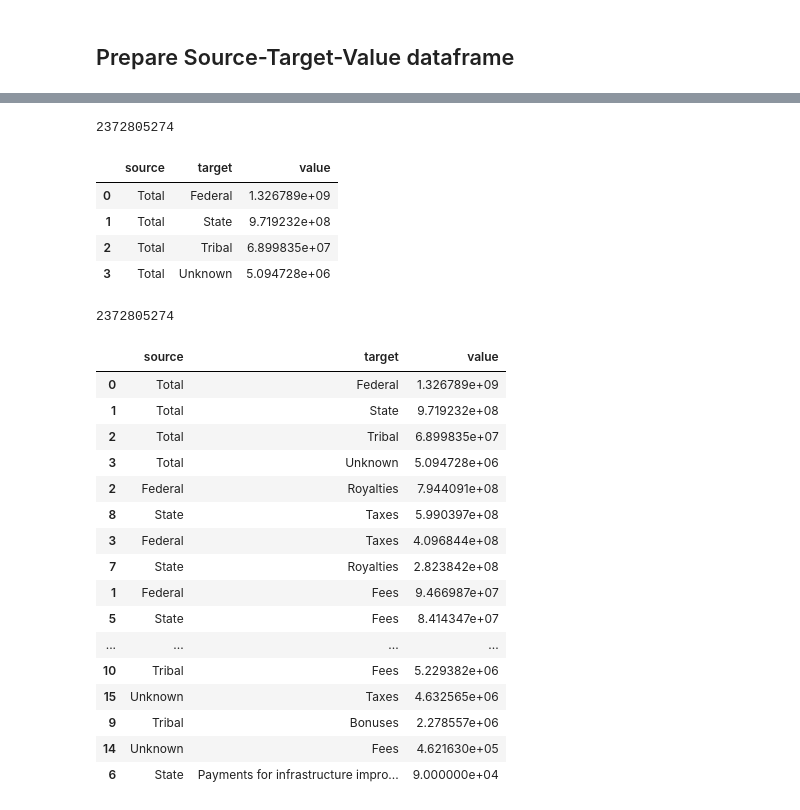
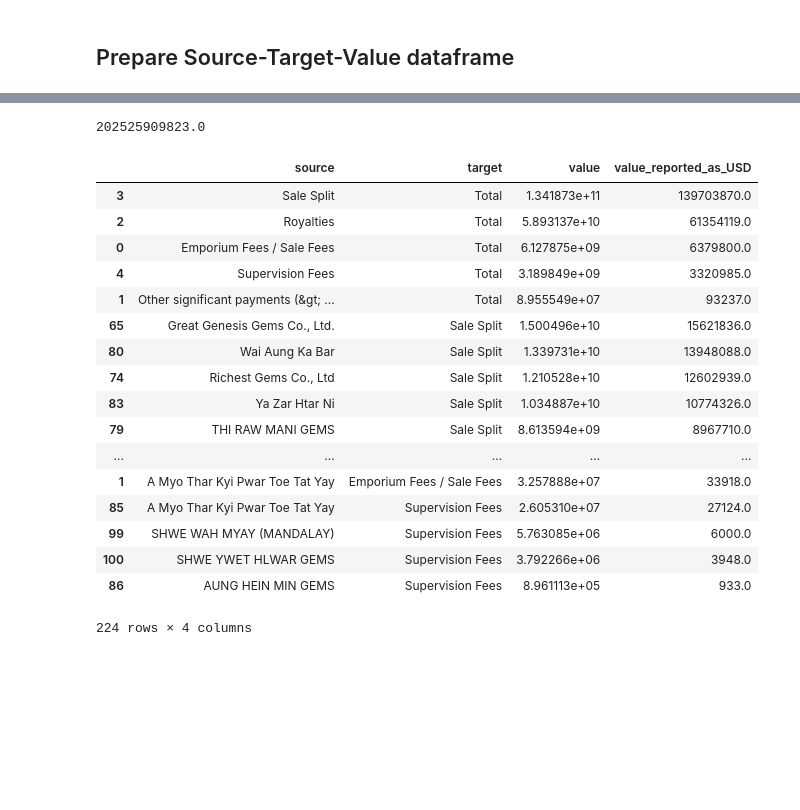
Before and after one commit to NRGI/jade-revenues, a Jupyter notebook: revenues-test/Preparing Data.ipynb, the cells around one changed output, grey strips where cells are left out. Drawn from its saved outputs; the diff is of its cells as text; code cells hidden in the pictures; blank space fills up the shorter version.

```diff
--- a/revenues-test/Preparing Data.ipynb
+++ b/revenues-test/Preparing Data.ipynb
@@ -78,43 +107,36 @@ links = pd.DataFrame(columns=['source','target','value'])
+# %%
+to_append = df_gemsjade.groupby(['revenue_stream_short','company_name'],as_index=False)['value_reported','value_reported_as_USD'].sum()
+to_append.rename(columns = {'company_name':'source','revenue_stream_short':'target', 'value_reported' : 'value'}, inplace = True)
+to_append = to_append.sort_values(by=['value'], ascending = False)
+links = pd.concat([links,to_append])
+
+print(to_append['value'].sum())
+links
+# %% [output]
+202525909823.0
+|  | source | target | value | value_reported_as_USD |
+| 3 | Sale Split | Total | 1.341873e+11 | 139703870.0 |
+| 2 | Royalties | Total | 5.893137e+10 | 61354119.0 |
+| 0 | Emporium Fees / Sale Fees | Total | 6.127875e+09 | 6379800.0 |
+| 4 | Supervision Fees | Total | 3.189849e+09 | 3320985.0 |
+| 1 | Other significant payments (&gt; ... | Total | 8.955549e+07 | 93237.0 |
+| 65 | Great Genesis Gems Co., Ltd. | Sale Split | 1.500496e+10 | 15621836.0 |
+| 80 | Wai Aung Ka Bar | Sale Split | 1.339731e+10 | 13948088.0 |
+| 74 | Richest Gems Co., Ltd | Sale Split | 1.210528e+10 | 12602939.0 |
+| 83 | Ya Zar Htar Ni | Sale Split | 1.034887e+10 | 10774326.0 |
+| 79 | THI RAW MANI GEMS | Sale Split | 8.613594e+09 | 8967710.0 |
+| ... | ... | ... | ... | ... |
+| 1 | A Myo Thar Kyi Pwar Toe Tat Yay | Emporium Fees / Sale Fees | 3.257888e+07 | 33918.0 |
+| 85 | A Myo Thar Kyi Pwar Toe Tat Yay | Supervision Fees | 2.605310e+07 | 27124.0 |
+| 99 | SHWE WAH MYAY (MANDALAY) | Supervision Fees | 5.763085e+06 | 6000.0 |
+| 100 | SHWE YWET HLWAR GEMS | Supervision Fees | 3.792266e+06 | 3948.0 |
+| 86 | AUNG HEIN MIN GEMS | Supervision Fees | 8.961113e+05 | 933.0 |
+224 rows × 4 columns
 # %%
-to_append = df.groupby(['Government Type'],as_index=False)['Value (USD)'].sum()
-to_append["target"] = "Total"
-to_append.rename(columns = {'Government Type':'target', 'Value (USD)' : 'value'}, inplace = True)
-to_append = to_append.sort_values(by=['value'], ascending = False)
-links = pd.concat([links,to_append])
+#to_append = df.groupby(['Payment Type','Reporting Company'],as_index=False)['Value (USD)'].sum()
+#to_append.rename(columns = {'Payment Type':'source','Reporting Company':'target', 'Value (USD)' : 'value'}, inplace = True)
+#to_append = to_append.sort_values(by=['value'], ascending = False)
+#links = pd.concat([links,to_append])
 
-print(to_append['value'].sum())
-links
+#print(to_append['value'].sum())
+#links
-# %% [output]
-2372805274
-|  | source | target | value |
-| 0 | Total | Federal | 1.326789e+09 |
-| 1 | Total | State | 9.719232e+08 |
-| 2 | Total | Tribal | 6.899835e+07 |
-| 3 | Total | Unknown | 5.094728e+06 |
-# %%
-to_append = df.groupby(['Government Type','Payment Type'],as_index=False)['Value (USD)'].sum()
-to_append.rename(columns = {'Government Type':'source','Payment Type':'target', 'Value (USD)' : 'value'}, inplace = True)
-to_append = to_append.sort_values(by=['value'], ascending = False)
-links = pd.concat([links,to_append])
-
-print(to_append['value'].sum())
-links
-# %% [output]
-2372805274
-|  | source | target | value |
-| 0 | Total | Federal | 1.326789e+09 |
-| 1 | Total | State | 9.719232e+08 |
-| 2 | Total | Tribal | 6.899835e+07 |
-| 3 | Total | Unknown | 5.094728e+06 |
-| 2 | Federal | Royalties | 7.944091e+08 |
-| 8 | State | Taxes | 5.990397e+08 |
-| 3 | Federal | Taxes | 4.096844e+08 |
-| 7 | State | Royalties | 2.823842e+08 |
-| 1 | Federal | Fees | 9.466987e+07 |
-| 5 | State | Fees | 8.414347e+07 |
-| ... | ... | ... | ... |
-| 10 | Tribal | Fees | 5.229382e+06 |
-| 15 | Unknown | Taxes | 4.632565e+06 |
-| 9 | Tribal | Bonuses | 2.278557e+06 |
-| 14 | Unknown | Fees | 4.621630e+05 |
-| 6 | State | Payments for infrastructure impro... | 9.000000e+04 |
```
Also changed, not shown: parts of 6 cells of this notebook, 5 other files.
